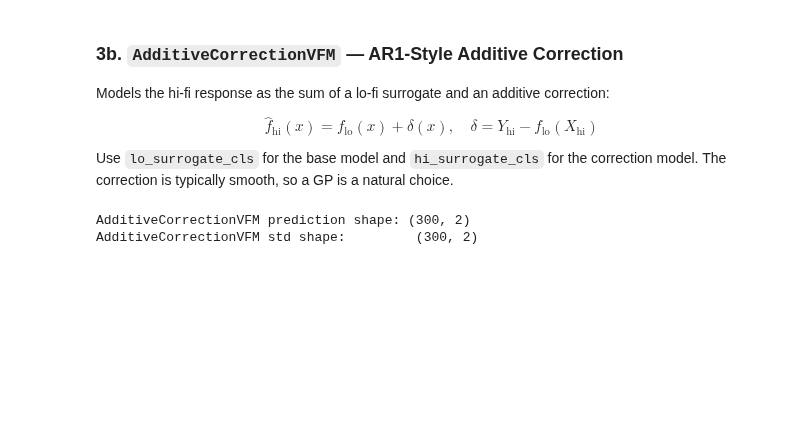
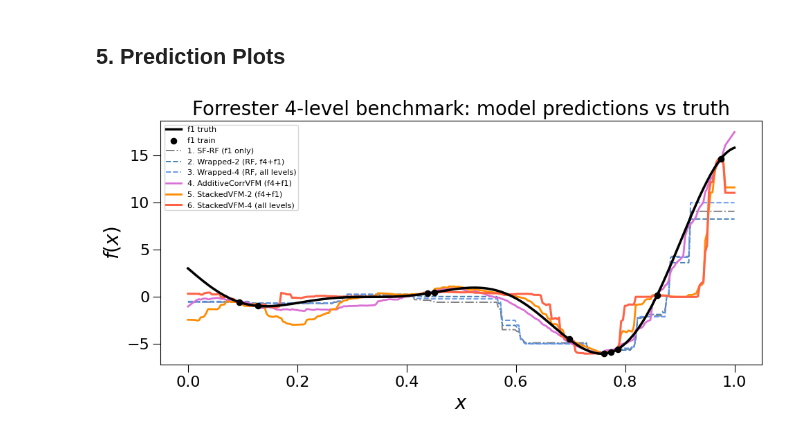
Before and after one commit to takotime808/multioutreg, a Jupyter notebook: examples/mf_surrogates.ipynb, the cells around one changed output. Cells and saved outputs as stored; diff of their text form; code cells hidden in the pictures; blank space fills up the shorter version.

```diff
--- a/examples/mf_surrogates.ipynb
+++ b/examples/mf_surrogates.ipynb
@@ -170,22 +214,28 @@ StackedVFM lo-level prediction shape: (300, 2)
 # %% [markdown]
-### 3b. `AdditiveCorrectionVFM` — AR1-Style Additive Correction
-
-Models the hi-fi response as the sum of a lo-fi surrogate and an additive correction:
-
-$$\hat{f}_{\text{hi}}(x) = f_{\text{lo}}(x) + \delta(x), \quad \delta = Y_{\text{hi}} - f_{\text{lo}}(X_{\text{hi}})$$
-
-Use `lo_surrogate_cls` for the base model and `hi_surrogate_cls` for the correction model.  The correction is typically smooth, so a GP is a natural choice.
+## 5. Prediction Plots
 # %%
-additive = AdditiveCorrectionVFM(
-    lo_surrogate_cls=RandomForestSurrogate,
-    hi_surrogate_cls=GaussianProcessSurrogate,  # fits the correction delta
-)
-additive.fit(mf_data)
+line_styles = {
+    "1. SF-RF (f1 only)":           {"color": "gray",        "ls": "-.",  "lw": 1.4},
+    "2. Wrapped-2 (RF, f4+f1)":     {"color": "steelblue",   "ls": "--",  "lw": 1.4},
+    "3. Wrapped-4 (RF, all levels)": {"color": "cornflowerblue", "ls": "--", "lw": 1.4},
+    "4. AdditiveCorrVFM (f4+f1)":   {"color": "orchid",      "ls": "-",   "lw": 2.0},
+    "5. StackedVFM-2 (f4+f1)":      {"color": "darkorange",  "ls": "-",   "lw": 2.0},
+    "6. StackedVFM-4 (all levels)": {"color": "tomato",      "ls": "-",   "lw": 2.2},
+}
 
-y_additive, y_additive_std = additive.predict(X_test, return_std=True)
-print("AdditiveCorrectionVFM prediction shape:", y_additive.shape)
-print("AdditiveCorrectionVFM std shape:        ", y_additive_std.shape)
+fig, ax = plt.subplots(figsize=(10, 5))
+ax.plot(X_test[:, 0], Y_true[:, 0], color="black", lw=2.5, label="f1 truth", zorder=5)
+ax.scatter(X["f1"][:, 0], Y["f1"][:, 0], s=35, color="black", zorder=6, label="f1 train")
+
+for name, y_hat in all_preds.items():
+    ax.plot(X_test[:, 0], y_hat[:, 0], label=name, **line_styles[name])
+
+ax.set_xlabel("$x$")
+ax.set_ylabel("$f(x)$")
+ax.legend(fontsize=8, loc="upper left")
+ax.set_title("Forrester 4-level benchmark: model predictions vs truth")
+fig.tight_layout()
+plt.show()
 # %% [output]
-AdditiveCorrectionVFM prediction shape: (300, 2)
-AdditiveCorrectionVFM std shape:         (300, 2)
+[figure, added]
 # %% [markdown]
```
Also changed, not shown: parts of 22 cells of this notebook, 1 other file.
